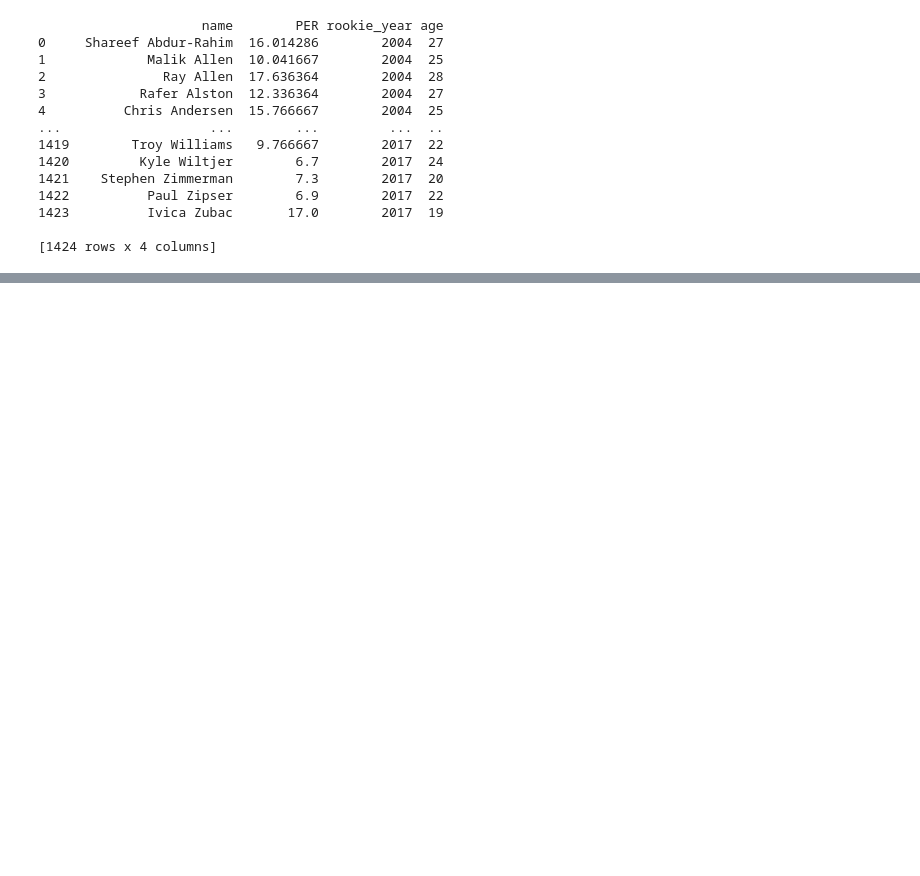
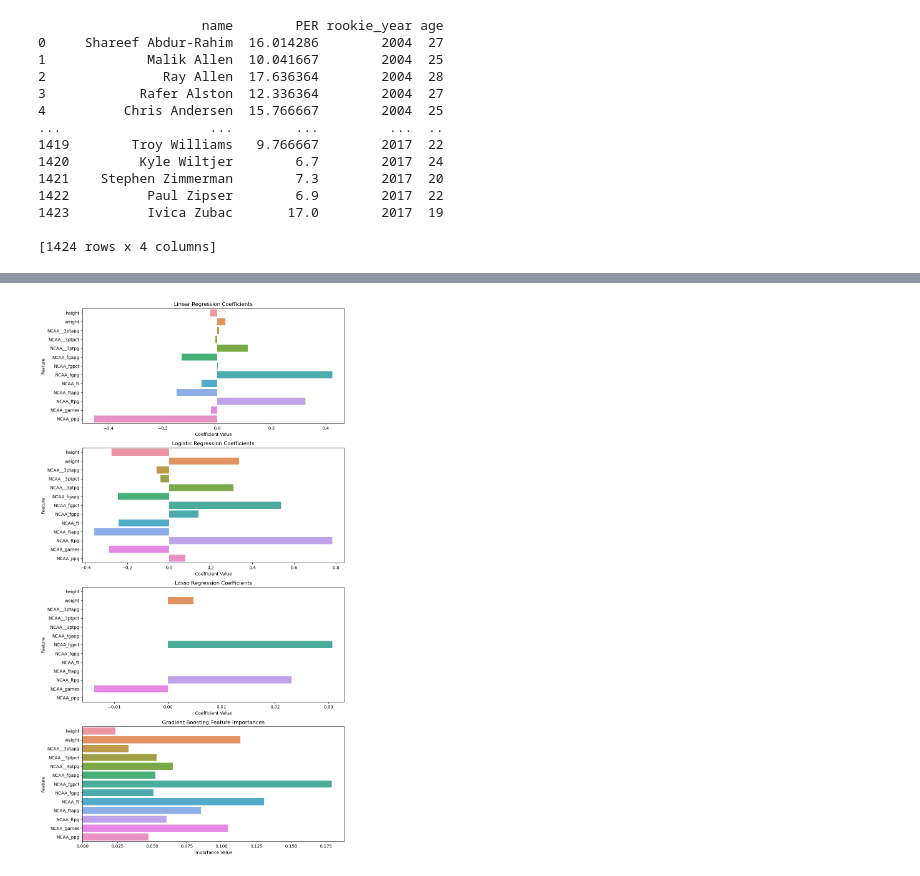
Before and after one commit to mattietoll/ISYE6740-Final-Project, a Jupyter notebook: Feature_Analysis.ipynb, the cells around one changed output, grey strips where cells are left out. Saved outputs shown, nothing was run; the diff lists cells and outputs as text; code cells hidden in the pictures; blank space fills up the shorter version.

```diff
--- a/Feature_Analysis.ipynb
+++ b/Feature_Analysis.ipynb
@@ -180,0 +174,32 @@ dtype: float64
+# %%
+# Visualization
+fig, axes = plt.subplots(4, 1, figsize=(10, 18))
+
+# Linear Regression Coefficients
+sns.barplot(x=linear_importance.values, y=linear_importance.index, ax=axes[0])
+axes[0].set_title('Linear Regression Coefficients')
+axes[0].set_xlabel('Coefficient Value')
+axes[0].set_ylabel('Feature')
+
+# Logistic Regression Coefficients
+sns.barplot(x=logistic_importance.values, y=logistic_importance.index, ax=axes[1])
+axes[1].set_title('Logistic Regression Coefficients')
+axes[1].set_xlabel('Coefficient Value')
+axes[1].set_ylabel('Feature')
+
+# Lasso Regression Coefficients
+sns.barplot(x=lasso_importance.values, y=lasso_importance.index, ax=axes[2])
+axes[2].set_title('Lasso Regression Coefficients')
+axes[2].set_xlabel('Coefficient Value')
+axes[2].set_ylabel('Feature')
+
+# Gradient Boosting Feature Importances
+sns.barplot(x=gb_importance.values, y=gb_importance.index, ax=axes[3])
+axes[3].set_title('Gradient Boosting Feature Importances')
+axes[3].set_xlabel('Importance Value')
+axes[3].set_ylabel('Feature')
+
+plt.tight_layout()
+plt.show()
+# %% [output]
+[figure, added]
```
Also changed, not shown: parts of 5 cells of this notebook.
